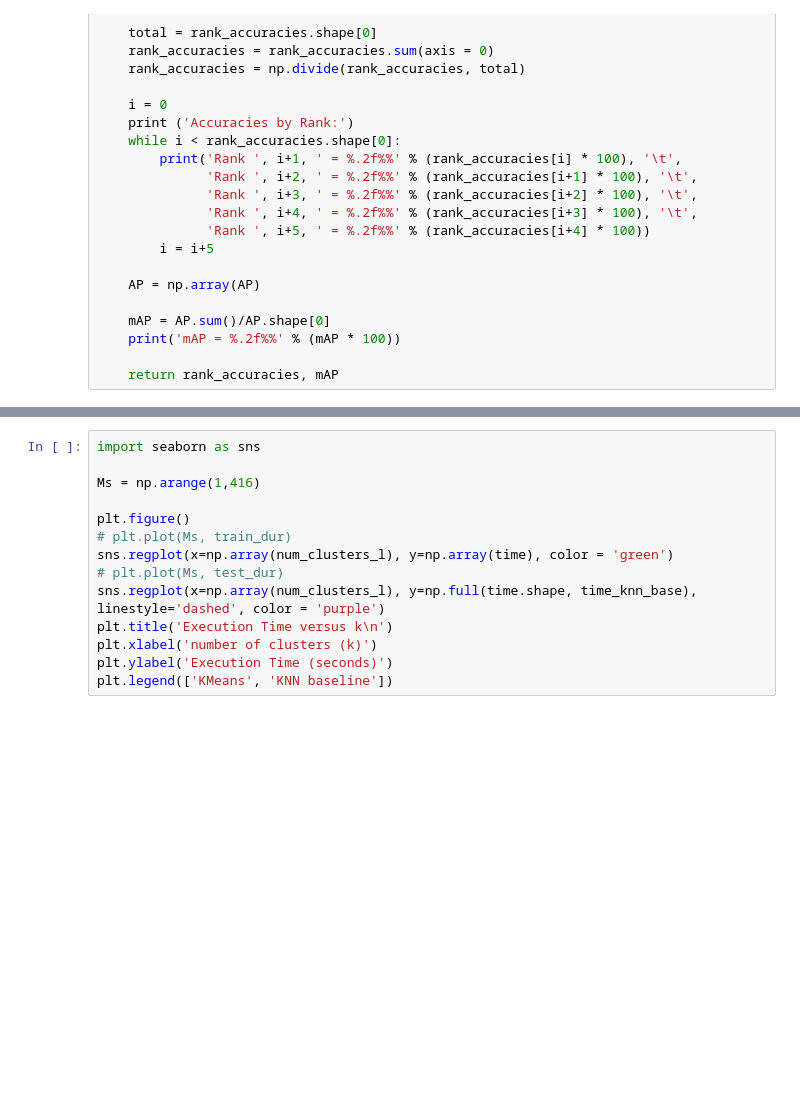
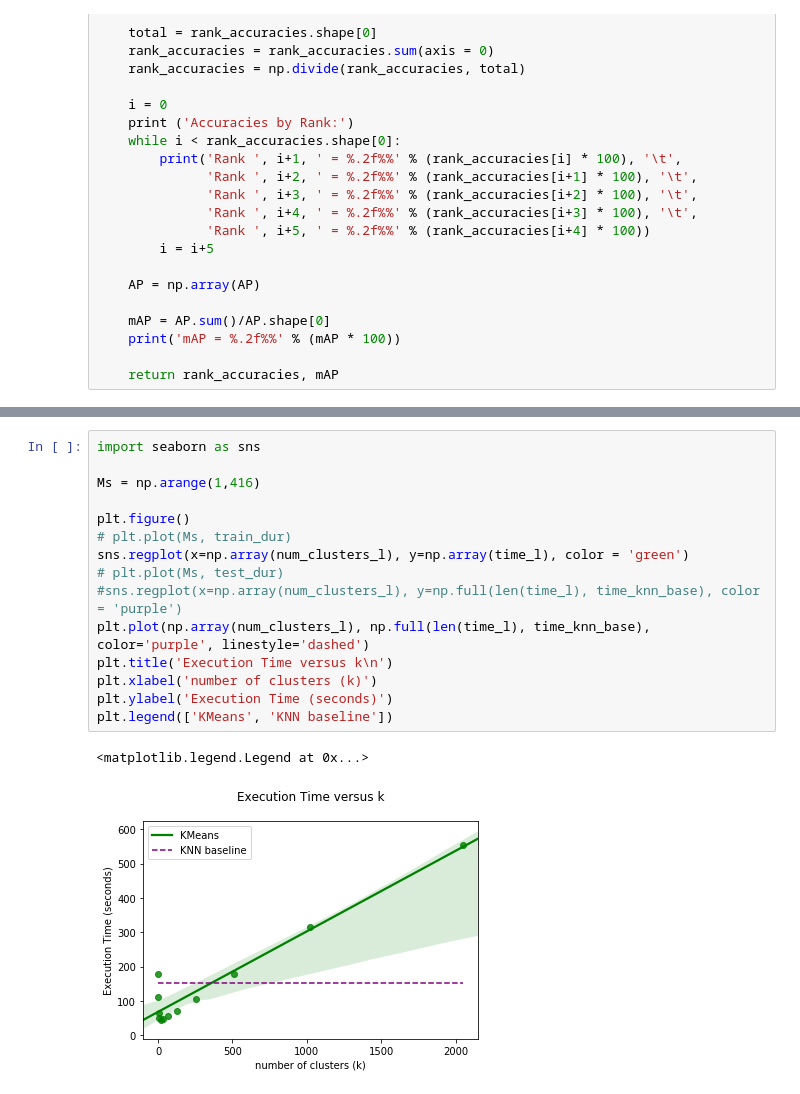
Before and after one commit to RajanPatel97/Representation-and-Distance-Metric-Learning, a Jupyter notebook: Baseline KMeans.ipynb, the cells around one changed output, grey strips where cells are left out. Drawn from its saved outputs; the diff is of its cells as text; blank space fills up the shorter version.

```diff
--- a/Baseline KMeans.ipynb
+++ b/Baseline KMeans.ipynb
@@ -350,14 +371,18 @@ plt.legend(loc='best')
 # %%
 import seaborn as sns
 
 Ms = np.arange(1,416)
 
 plt.figure()
 # plt.plot(Ms, train_dur)
-sns.regplot(x=np.array(num_clusters_l), y=np.array(time), color = 'green')
+sns.regplot(x=np.array(num_clusters_l), y=np.array(time_l), color = 'green')
 # plt.plot(Ms, test_dur)
-sns.regplot(x=np.array(num_clusters_l), y=np.full(time.shape, time_knn_base), linestyle='dashed', color = 'purple')
+#sns.regplot(x=np.array(num_clusters_l), y=np.full(len(time_l), time_knn_base), color = 'purple')
+plt.plot(np.array(num_clusters_l), np.full(len(time_l), time_knn_base), color='purple', linestyle='dashed')
 plt.title('Execution Time versus k\n')
 plt.xlabel('number of clusters (k)')
 plt.ylabel('Execution Time (seconds)')
 plt.legend(['KMeans', 'KNN baseline'])
+# %% [output]
+<matplotlib.legend.Legend at 0x...>
+[figure, added]
```
Also changed, not shown: parts of 2 cells of this notebook.
